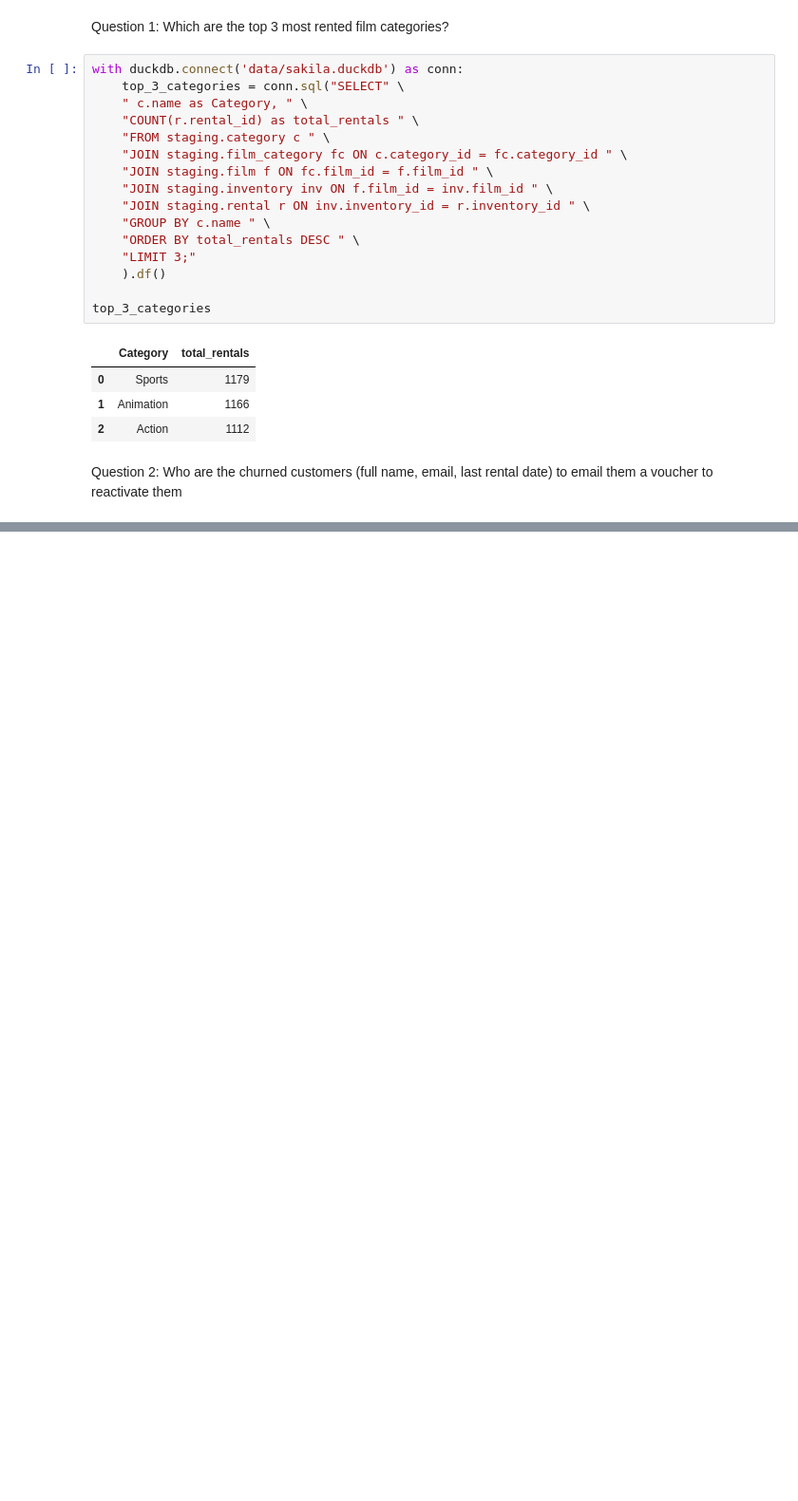
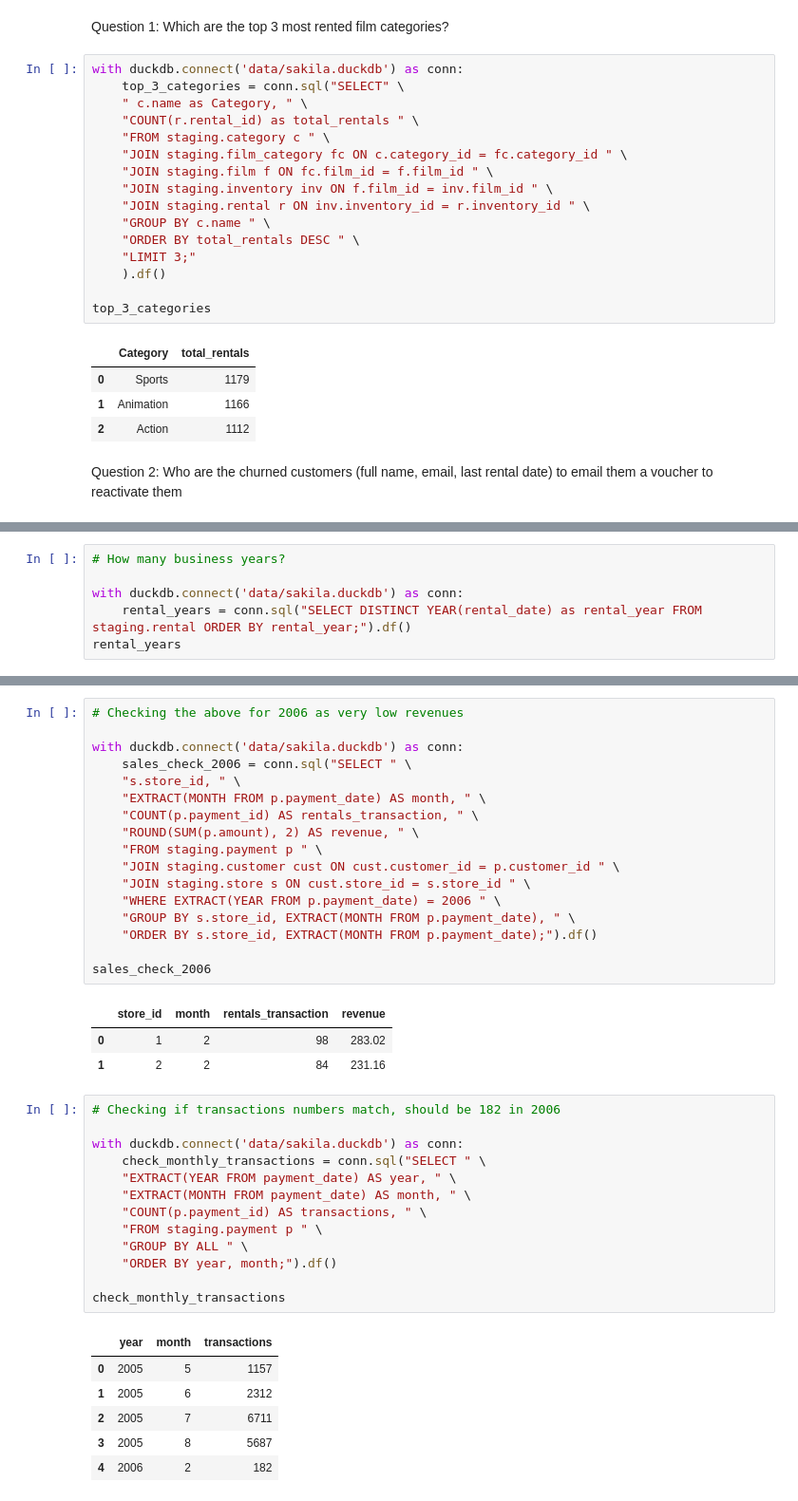
Before and after one commit to giraudcgc-cpu/DE25_sql_lab1_christophe_giraud, a Jupyter notebook: test.ipynb, the cells around one changed output, grey strips where cells are left out. Shown: that part at 95% size. Drawn from its saved outputs; the diff is of its cells as text; blank space fills up the shorter version.

```diff
--- a/test.ipynb
+++ b/test.ipynb
@@ -289,0 +284,6 @@ low_revenue_store
+# %%
+# How many business years?
+
+with duckdb.connect('data/sakila.duckdb') as conn:
+    rental_years = conn.sql("SELECT DISTINCT YEAR(rental_date) as rental_year FROM staging.rental ORDER BY rental_year;").df()
+rental_years
@@ -289,0 +316,41 @@ low_revenue_store
+# %%
+# Checking the above for 2006 as very low revenues
+
+with duckdb.connect('data/sakila.duckdb') as conn:
+    sales_check_2006 = conn.sql("SELECT " \
+    "s.store_id, " \
+    "EXTRACT(MONTH FROM p.payment_date) AS month, " \
+    "COUNT(p.payment_id) AS rentals_transaction, " \
+    "ROUND(SUM(p.amount), 2) AS revenue, " \
+    "FROM staging.payment p " \
+    "JOIN staging.customer cust ON cust.customer_id = p.customer_id " \
+    "JOIN staging.store s ON cust.store_id = s.store_id " \
+    "WHERE EXTRACT(YEAR FROM p.payment_date) = 2006 " \
+    "GROUP BY s.store_id, EXTRACT(MONTH FROM p.payment_date), " \
+    "ORDER BY s.store_id, EXTRACT(MONTH FROM p.payment_date);").df()
+
+sales_check_2006
+# %% [output]
+|  | store_id | month | rentals_transaction | revenue |
+| 0 | 1 | 2 | 98 | 283.02 |
+| 1 | 2 | 2 | 84 | 231.16 |
+# %%
+# Checking if transactions numbers match, should be 182 in 2006
+
+with duckdb.connect('data/sakila.duckdb') as conn:
+    check_monthly_transactions = conn.sql("SELECT " \
+    "EXTRACT(YEAR FROM payment_date) AS year, " \
+    "EXTRACT(MONTH FROM payment_date) AS month, " \
+    "COUNT(p.payment_id) AS transactions, " \
+    "FROM staging.payment p " \
+    "GROUP BY ALL " \
+    "ORDER BY year, month;").df()
+
+check_monthly_transactions
+# %% [output]
+|  | year | month | transactions |
+| 0 | 2005 | 5 | 1157 |
+| 1 | 2005 | 6 | 2312 |
+| 2 | 2005 | 7 | 6711 |
+| 3 | 2005 | 8 | 5687 |
+| 4 | 2006 | 2 | 182 |
```
Also changed, not shown: parts of 10 cells of this notebook.
